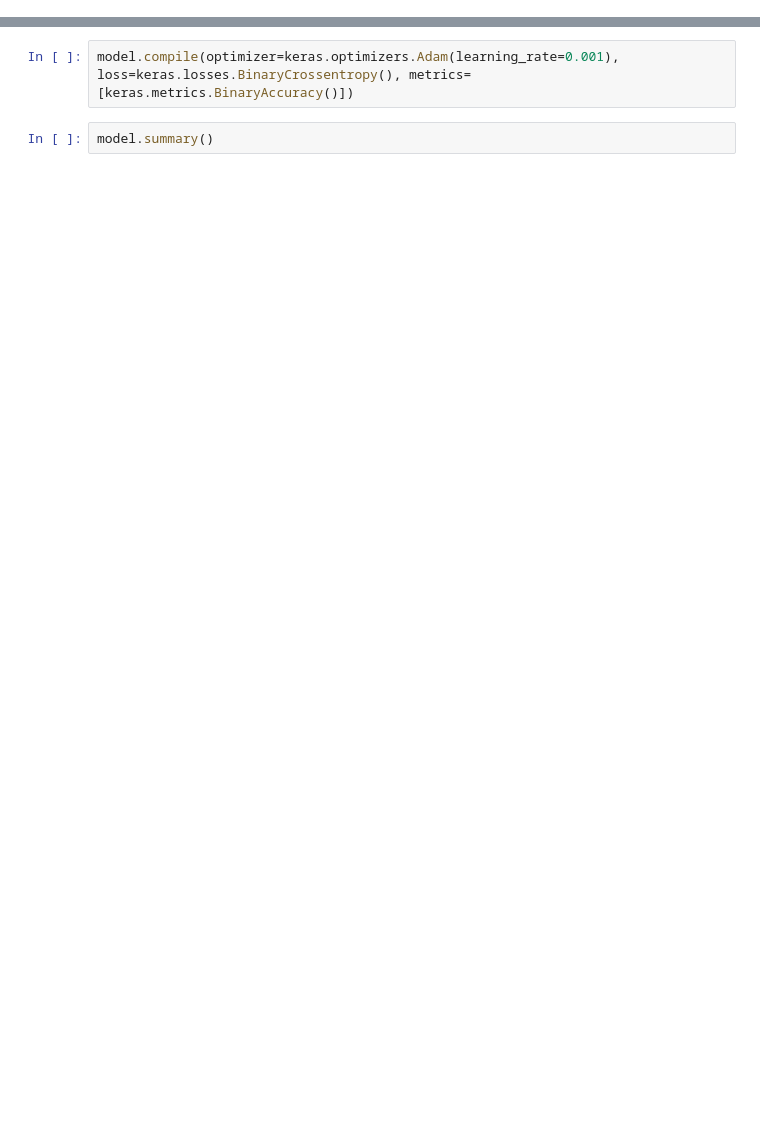
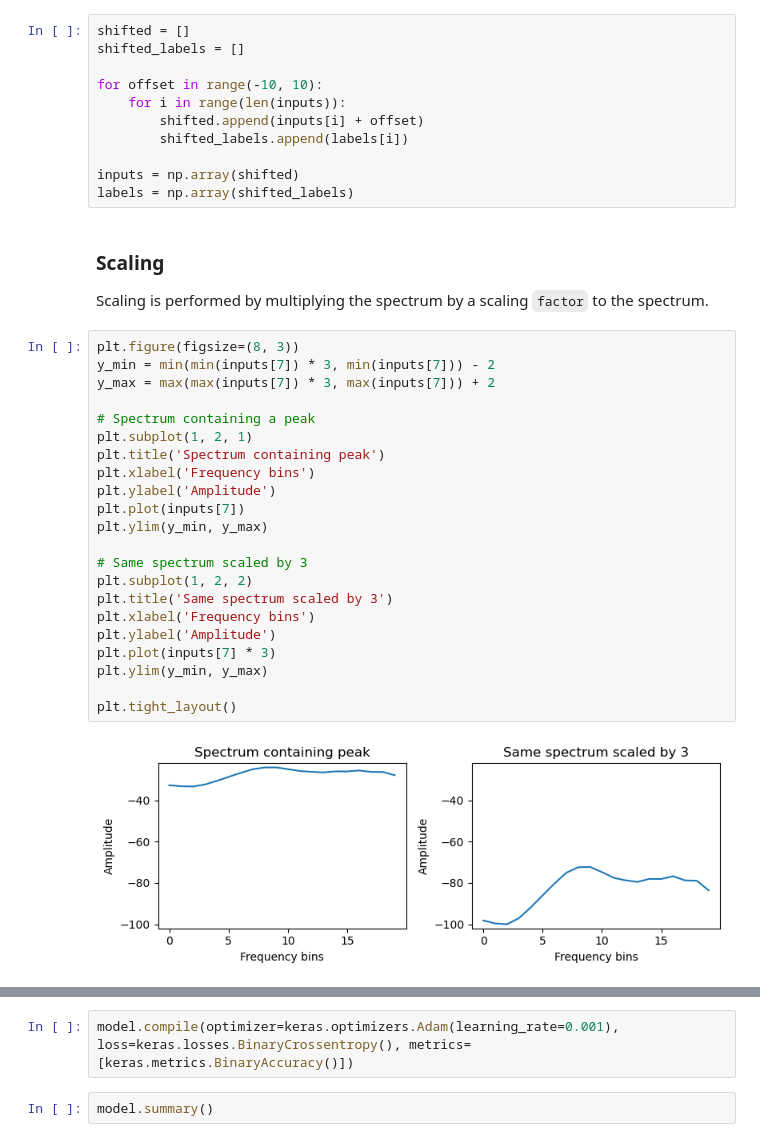
Before and after one commit to enter-opy/everest, a Jupyter notebook: train.ipynb, the cells around one changed output, grey strips where cells are left out. Saved outputs shown, nothing was run; the diff lists cells and outputs as text; blank space fills up the shorter version.

```diff
--- a/train.ipynb
+++ b/train.ipynb
@@ -21,0 +87,38 @@ targets = np.array(targets)
+# %%
+shifted = []
+shifted_labels = []
+
+for offset in range(-10, 10):
+    for i in range(len(inputs)):
+        shifted.append(inputs[i] + offset)
+        shifted_labels.append(labels[i])
+
+inputs = np.array(shifted)
+labels = np.array(shifted_labels)
+# %% [markdown]
+### Scaling
+Scaling is performed by multiplying the spectrum by a scaling `factor` to the spectrum.
+# %%
+plt.figure(figsize=(8, 3))
+y_min = min(min(inputs[7]) * 3, min(inputs[7])) - 2
+y_max = max(max(inputs[7]) * 3, max(inputs[7])) + 2
+
+# Spectrum containing a peak
+plt.subplot(1, 2, 1)
+plt.title('Spectrum containing peak')
+plt.xlabel('Frequency bins')
+plt.ylabel('Amplitude')
+plt.plot(inputs[7])
+plt.ylim(y_min, y_max)
+
+# Same spectrum scaled by 3
+plt.subplot(1, 2, 2)
+plt.title('Same spectrum scaled by 3')
+plt.xlabel('Frequency bins')
+plt.ylabel('Amplitude')
+plt.plot(inputs[7] * 3)
+plt.ylim(y_min, y_max)
+
+plt.tight_layout()
+# %% [output]
+[figure, added]
```
Also changed, not shown: parts of 22 cells of this notebook, 3 other files.
